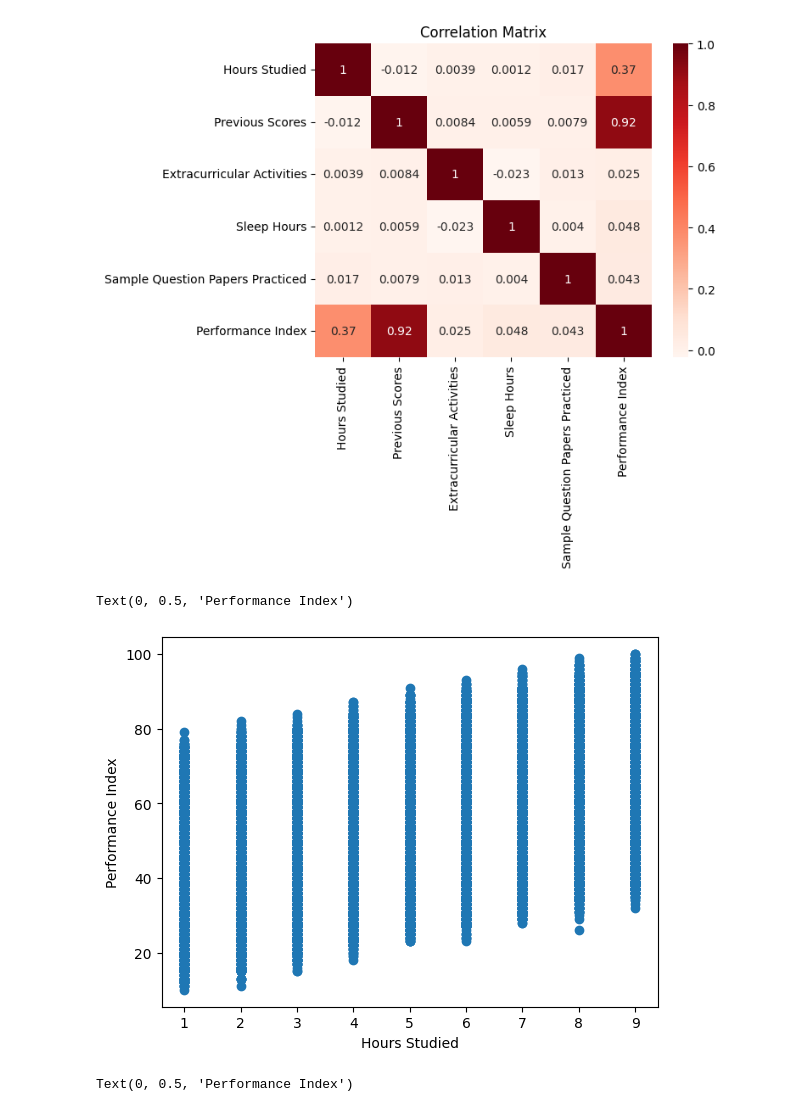
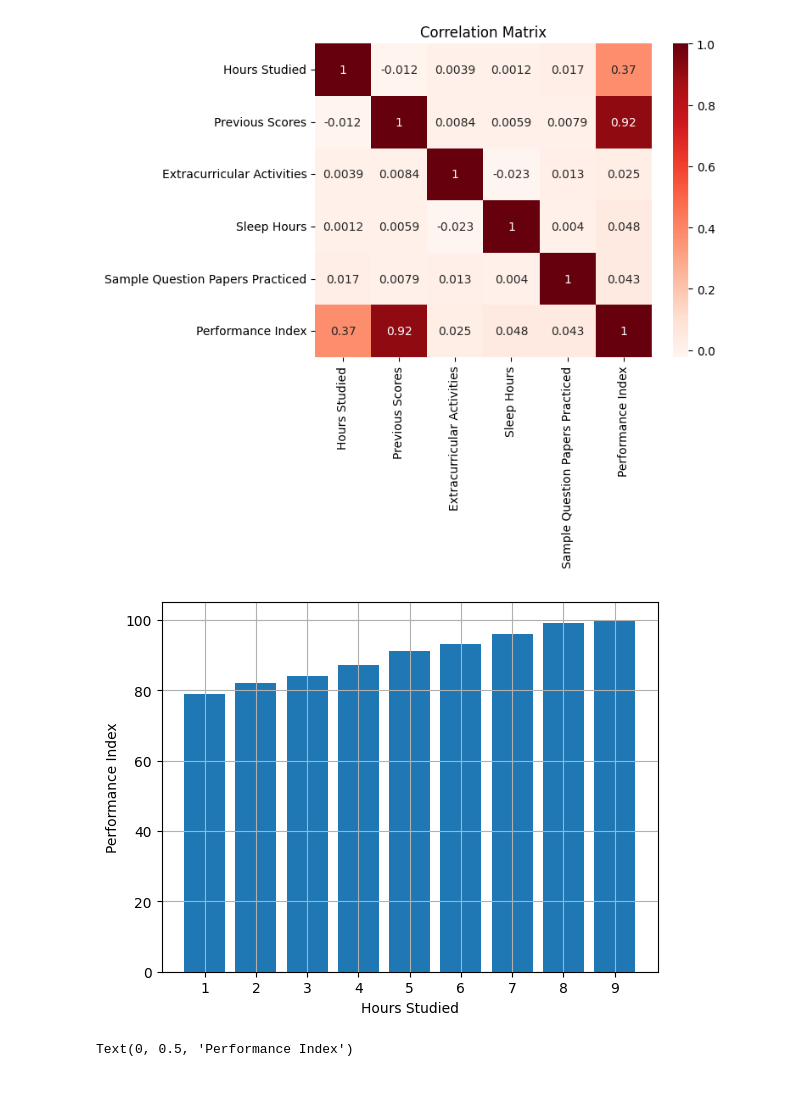
Before and after one commit to iWOLFSTEIN/Student-Performance-Predictor-Multiple-Linear-Regression-ML, a Jupyter notebook: main.ipynb, the cells around one changed output. Cells and saved outputs as stored; diff of their text form; code cells hidden in the pictures.

```diff
--- a/main.ipynb
+++ b/main.ipynb
@@ -79,12 +77,13 @@ plt.title("Correlation Matrix")
 Text(0.5, 1.0, 'Correlation Matrix')
 [figure]
 # %%
-plt.scatter(df['Hours Studied'], df['Performance Index'])
+plt.bar(df['Hours Studied'], df['Performance Index'])
+plt.xticks(df['Hours Studied'].unique())
 plt.xlabel('Hours Studied')
 plt.ylabel('Performance Index')
+plt.grid(True)
 # %% [output]
-Text(0, 0.5, 'Performance Index')
-[figure, old version]
+[figure, new version]
 # %%
 plt.scatter(df['Previous Scores'], df['Performance Index'], alpha=0.5)
 plt.xlabel('Previous Scores')
```
Also changed, not shown: parts of 8 cells of this notebook.
